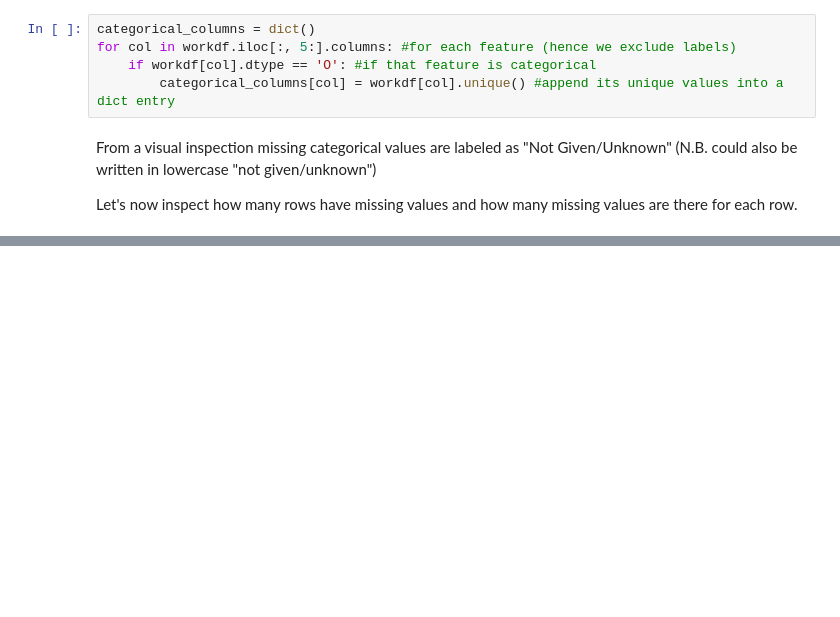
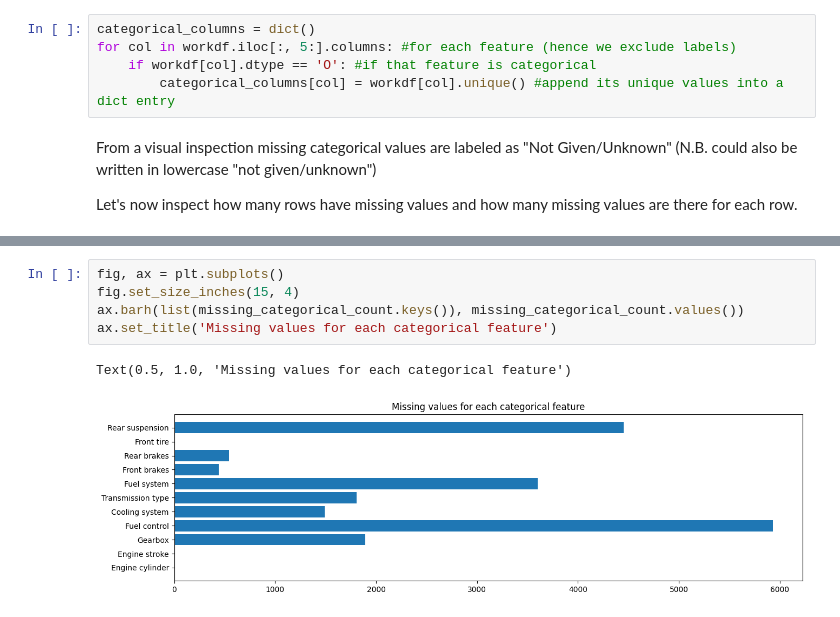
Before and after one commit to giulionenna/GrassiNenna_HWpca, a Jupyter notebook: GrassiNenna_HWpca.ipynb, the cells around one changed output, grey strips where cells are left out. Cells and saved outputs as stored; diff of their text form; blank space fills up the shorter version.

```diff
--- a/GrassiNenna_HWpca.ipynb
+++ b/GrassiNenna_HWpca.ipynb
@@ -63,0 +90,8 @@ np.sum(missing!=0)
+# %%
+fig, ax = plt.subplots()
+fig.set_size_inches(15, 4)
+ax.barh(list(missing_categorical_count.keys()), missing_categorical_count.values())
+ax.set_title('Missing values for each categorical feature')
+# %% [output]
+Text(0.5, 1.0, 'Missing values for each categorical feature')
+[figure, added]
```
Also changed, not shown: parts of 6 cells of this notebook.
